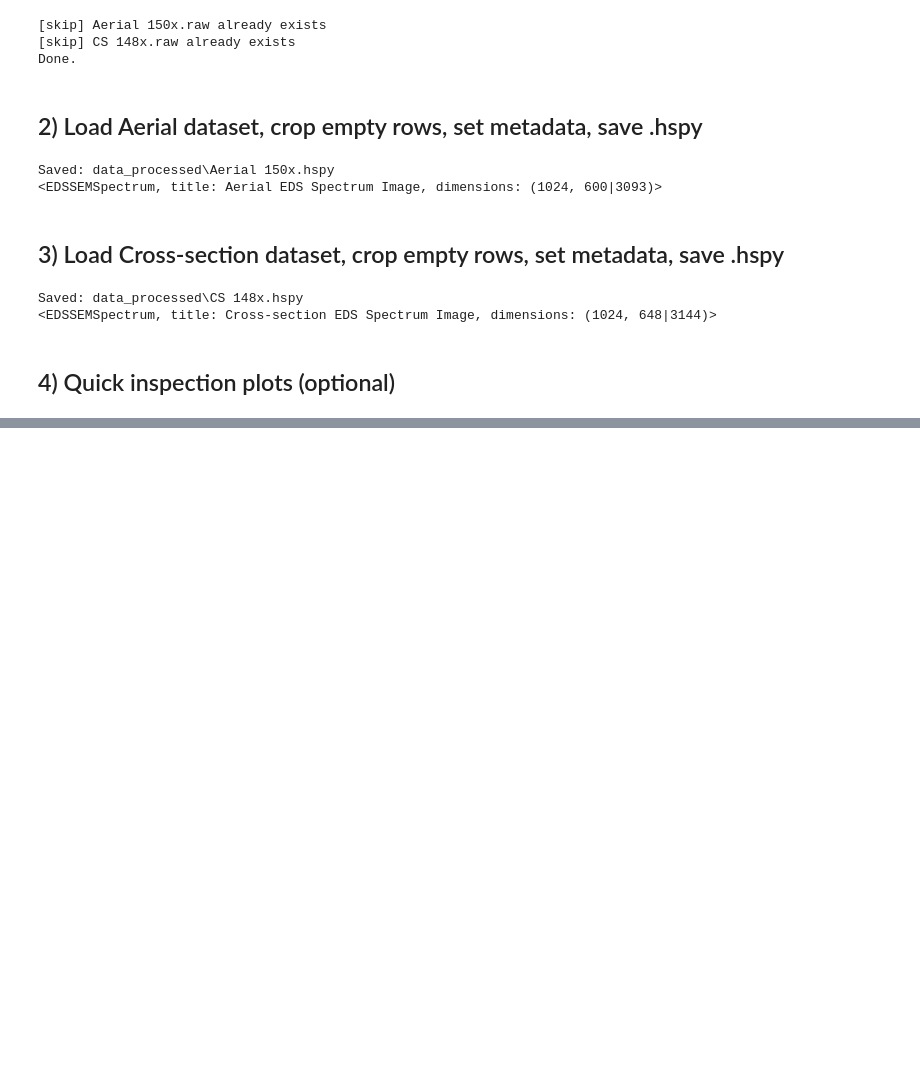
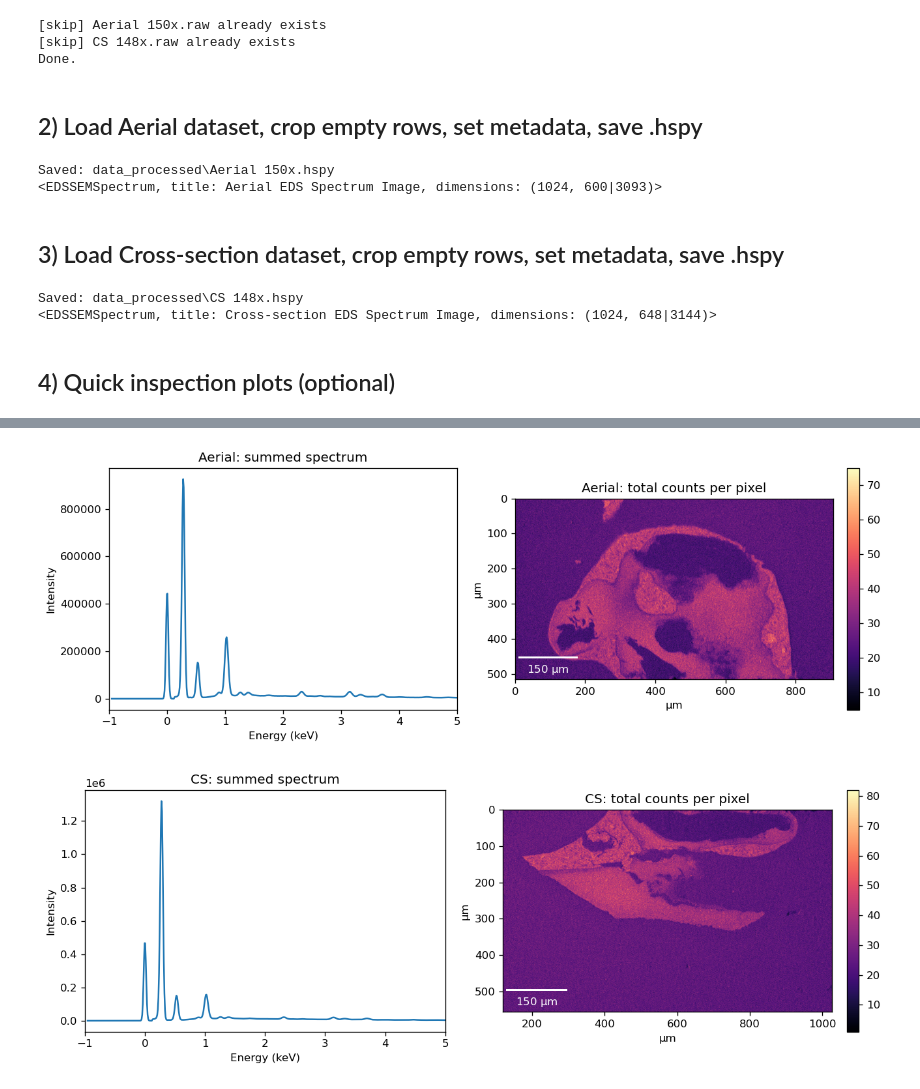
Before and after one commit to eliseetrheim/ZincSoap_ML, a Jupyter notebook: 01_data_preparation.ipynb, the cells around one changed output, grey strips where cells are left out. Drawn from its saved outputs; the diff is of its cells as text; code cells hidden in the pictures; blank space fills up the shorter version.

```diff
--- a/01_data_preparation.ipynb
+++ b/01_data_preparation.ipynb
@@ -405,0 +132,70 @@ quick_inspect(sA, "Aerial", xlim_keV=(-1,5), scalebar_length_um=50)
+# %%
+from matplotlib_scalebar.scalebar import ScaleBar
+
+def quick_inspect(s, label, xlim_keV=(0, 5)):
+    """
+    Quick verification visualization (single figure, side-by-side):
+    Left: summed spectrum (display cropped)
+    Right: total counts per pixel (physically scaled + scalebar)
+    """
+
+    sum_spec = s.sum(axis=(0, 1))
+    total_counts = s.sum(axis=2)
+
+    # HyperSpy axes: 0=Y, 1=X, -1=energy
+    y_ax = s.axes_manager[0]
+    x_ax = s.axes_manager[1]
+    e_ax = sum_spec.axes_manager[-1]
+
+    ny, nx = total_counts.data.shape
+
+    # Physical extent from metadata
+    x0 = x_ax.offset
+    x1 = x_ax.offset + x_ax.scale * nx
+    y0 = y_ax.offset
+    y1 = y_ax.offset + y_ax.scale * ny
+    extent = [x0, x1, y1, y0]
+
+    fig, axes = plt.subplots(1, 2, figsize=(11, 4))
+
+    # ---- Summed spectrum ----
+    energy = e_ax.axis
+    axes[0].plot(energy, sum_spec.data)
+    axes[0].set_xlim(*xlim_keV)
+    axes[0].set_title(f"{label}: summed spectrum")
+    axes[0].set_xlabel(f"Energy ({e_ax.units})")
+    axes[0].set_ylabel("Intensity")
+
+    # ---- Total counts map ----
+    im = axes[1].imshow(
+        total_counts.data,
+        cmap=DEFAULT_CMAP,
+        extent=extent,
+        origin="upper",
+        aspect="equal"
+    )
+
+    axes[1].set_title(f"{label}: total counts per pixel")
+    axes[1].set_xlabel(f"{x_ax.units}")
+    axes[1].set_ylabel(f"{y_ax.units}")
+
+    # Add scale bar using metadata pixel size
+    scalebar = ScaleBar(
+        x_ax.scale,
+        x_ax.units,
+        location='lower left',
+        color='white',
+        box_alpha=0
+    )
+    axes[1].add_artist(scalebar)
+
+    fig.colorbar(im, ax=axes[1], fraction=0.046, pad=0.04)
+
+    plt.tight_layout()
+    plt.show()
+
+quick_inspect(sA, "Aerial", xlim_keV=(-1,5))
+quick_inspect(sC, "CS", xlim_keV=(-1,5))
+# %% [output]
+[figure, added]
+[figure, added]
```
Also changed, not shown: parts of 6 cells of this notebook, 3 other files.
